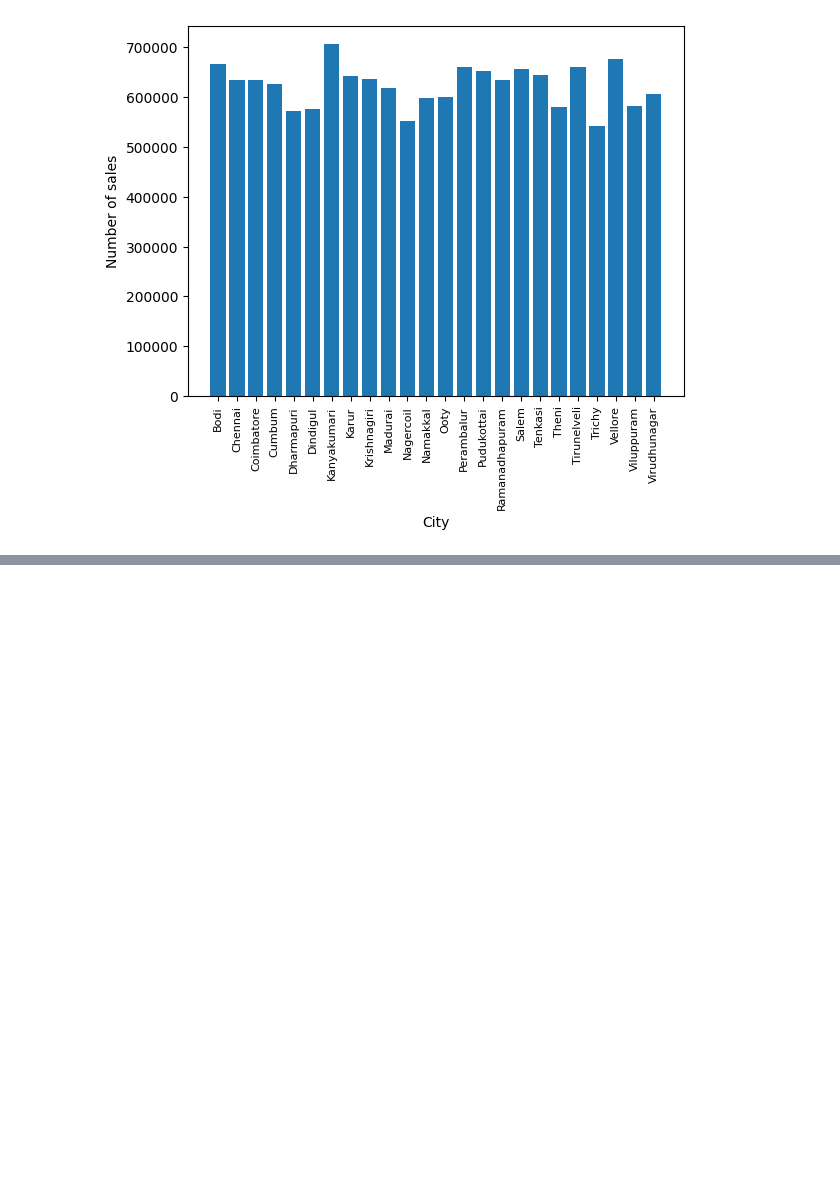
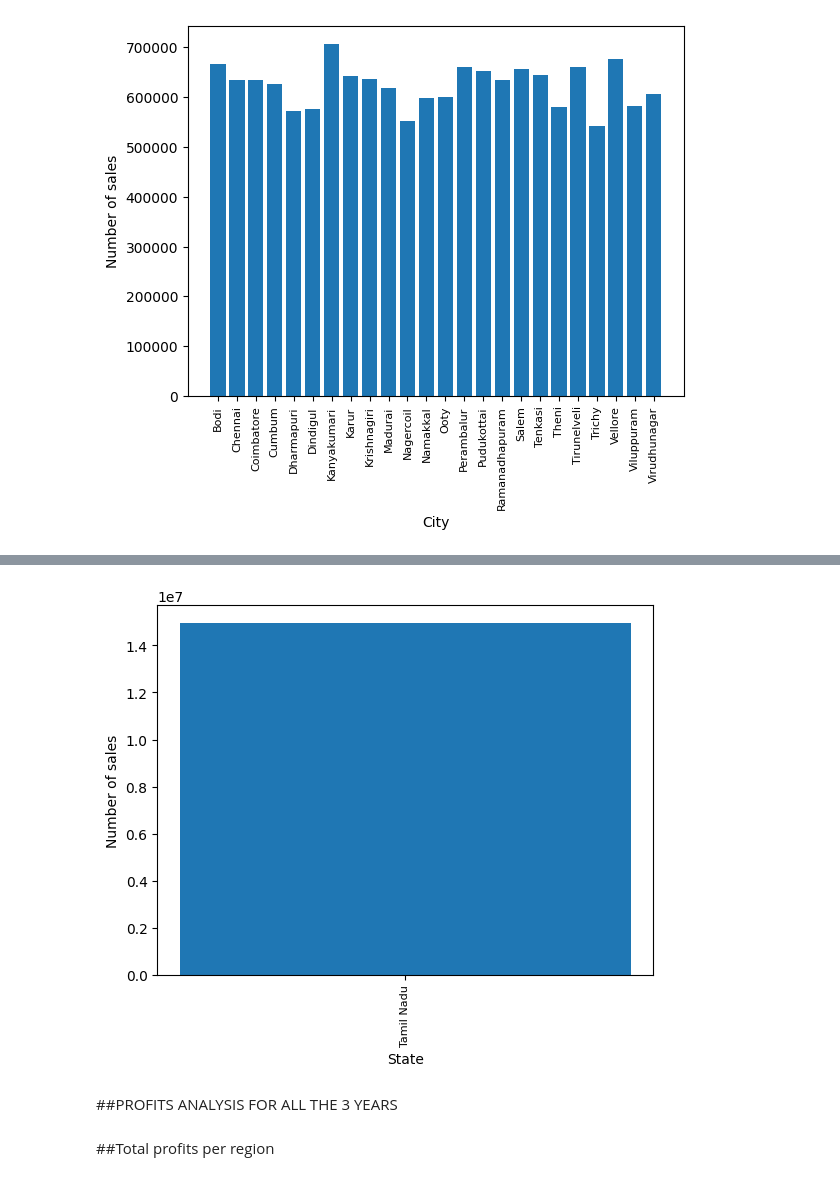
Before and after one commit to wandieinnocents/sales_analysis_pyhon_thesis_v3, a Jupyter notebook: v3_A_MULTIMODAL_ML_FRAMEWORK_FOR_BUSINESS_PERFORMANCE_ANALYSIS_Research_progress_v3.ipynb, the cells around one changed output, grey strips where cells are left out. Drawn from its saved outputs; the diff is of its cells as text; code cells hidden in the pictures; blank space fills up the shorter version.

```diff
--- a/v3_A_MULTIMODAL_ML_FRAMEWORK_FOR_BUSINESS_PERFORMANCE_ANALYSIS_Research_progress_v3.ipynb
+++ b/v3_A_MULTIMODAL_ML_FRAMEWORK_FOR_BUSINESS_PERFORMANCE_ANALYSIS_Research_progress_v3.ipynb
@@ -255,0 +301,18 @@ plt.show()
+# %%
+# vizualizing sales analysis by state
+
+states_sales_analysis = [product for product, df in states]
+
+# bar plot
+plt.bar(states_sales_analysis, states_sales)
+plt.ylabel('Number of sales')
+plt.xlabel('State')
+plt.xticks(states_sales_analysis, rotation='vertical', size=8)
+# bar width
+plt.show()
+# %% [output]
+[figure, added]
+# %% [markdown]
+##PROFITS ANALYSIS FOR ALL THE 3 YEARS
+# %% [markdown]
+##Total profits per region
```
Also changed, not shown: parts of 17 cells of this notebook.
